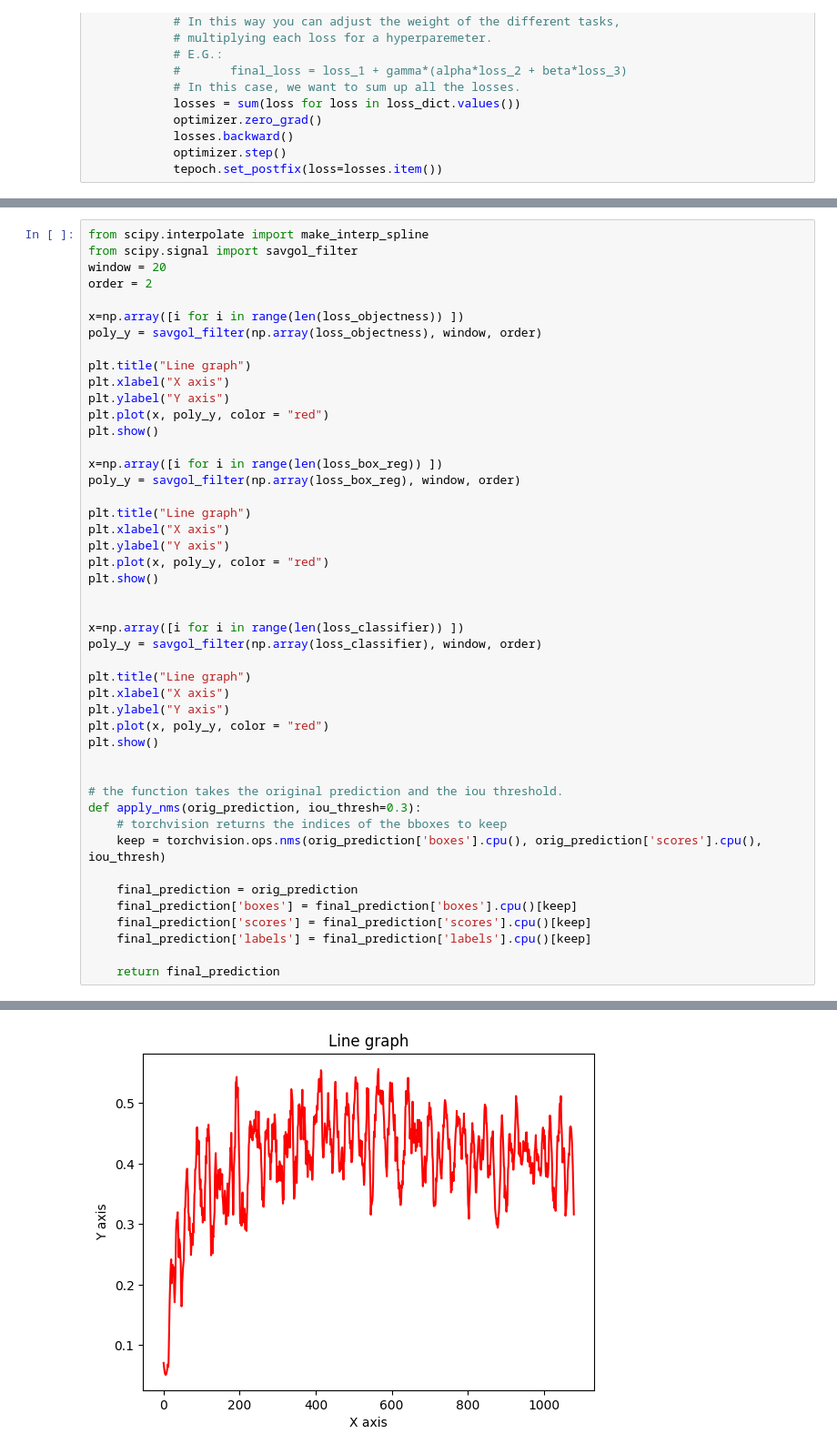
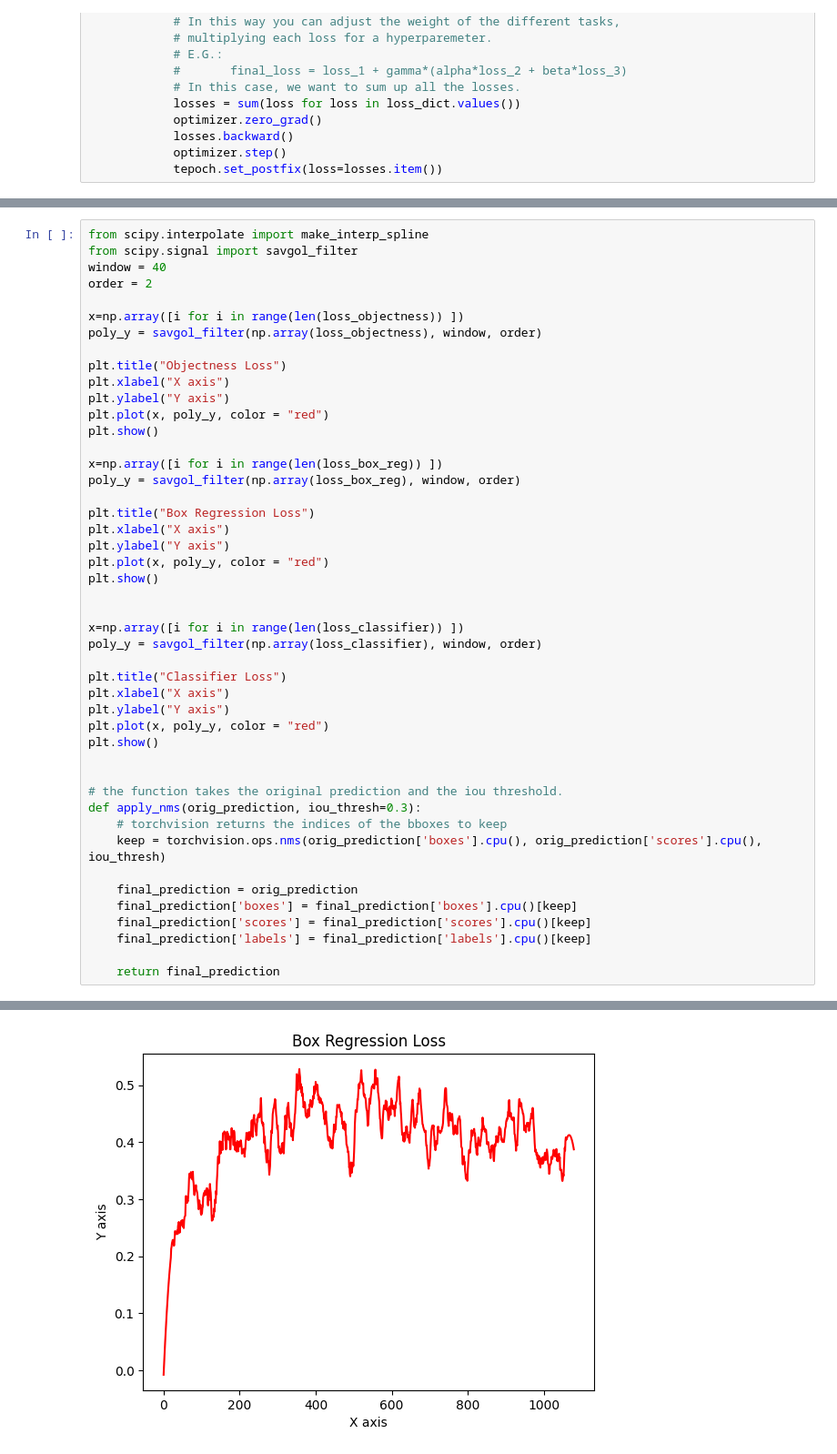
Before and after one commit to dadecampo/CVDeepLearning, a Jupyter notebook: wGrapesFasterRCNN.ipynb, the cells around one changed output, grey strips where cells are left out. Shown at 91% size. Drawn from its saved outputs; the diff is of its cells as text.

```diff
--- a/wGrapesFasterRCNN.ipynb
+++ b/wGrapesFasterRCNN.ipynb
@@ -446,13 +446,13 @@ IoU metric: bbox
 # %%
 from scipy.interpolate import make_interp_spline
 from scipy.signal import savgol_filter
-window = 20
+window = 40
 order = 2
 
 x=np.array([i for i in range(len(loss_objectness)) ])
 poly_y = savgol_filter(np.array(loss_objectness), window, order)
 
-plt.title("Line graph")
+plt.title("Objectness Loss")
 plt.xlabel("X axis")
 plt.ylabel("Y axis")
 plt.plot(x, poly_y, color = "red")
@@ -461,7 +461,7 @@ plt.show()
 x=np.array([i for i in range(len(loss_box_reg)) ])
 poly_y = savgol_filter(np.array(loss_box_reg), window, order)
 
-plt.title("Line graph")
+plt.title("Box Regression Loss")
 plt.xlabel("X axis")
 plt.ylabel("Y axis")
 plt.plot(x, poly_y, color = "red")
@@ -471,7 +471,7 @@ plt.show()
 x=np.array([i for i in range(len(loss_classifier)) ])
 poly_y = savgol_filter(np.array(loss_classifier), window, order)
 
-plt.title("Line graph")
+plt.title("Classifier Loss")
 plt.xlabel("X axis")
 plt.ylabel("Y axis")
 plt.plot(x, poly_y, color = "red")
@@ -494 +494 @@ def apply_nms(orig_prediction, iou_thresh=0.3):
-[figure, old version]
+[figure, new version]
```
Also changed, not shown: parts of 5 cells of this notebook, 10 other files.
